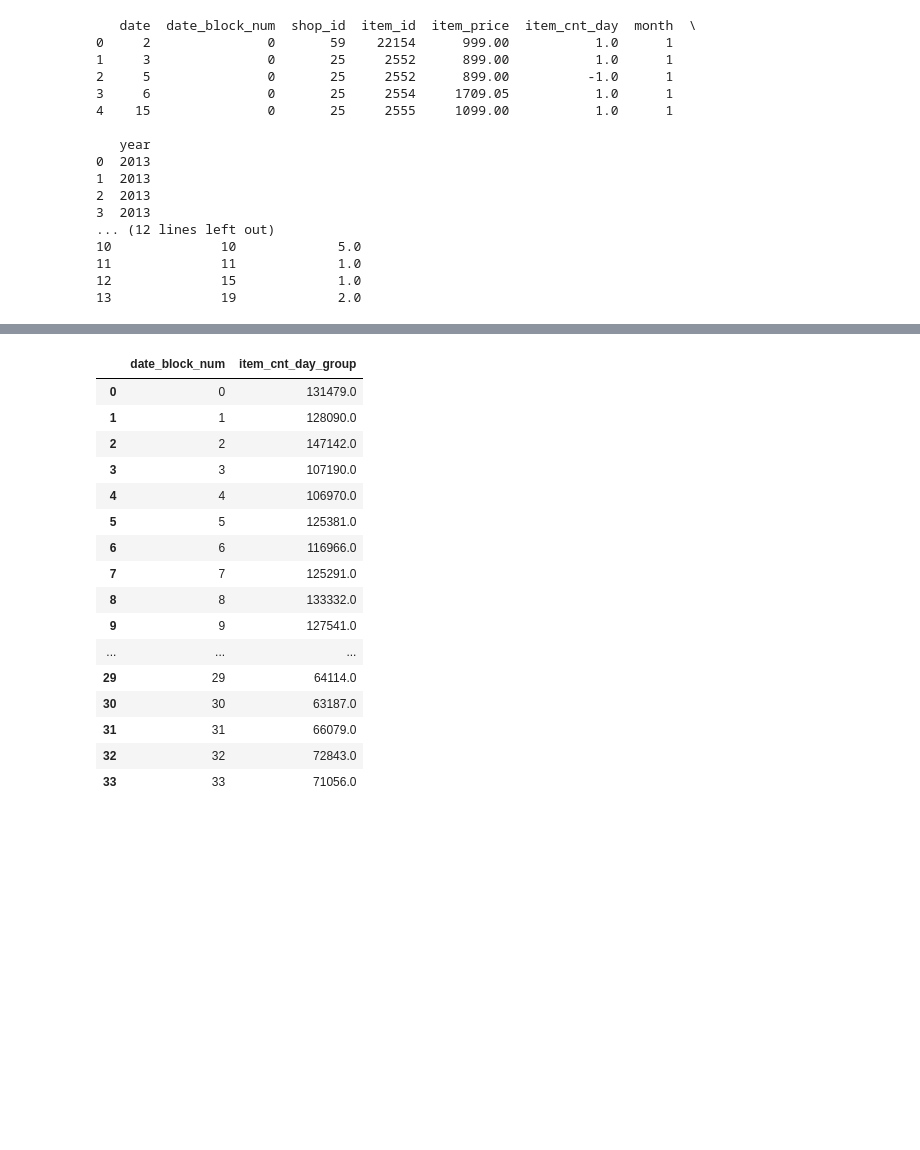
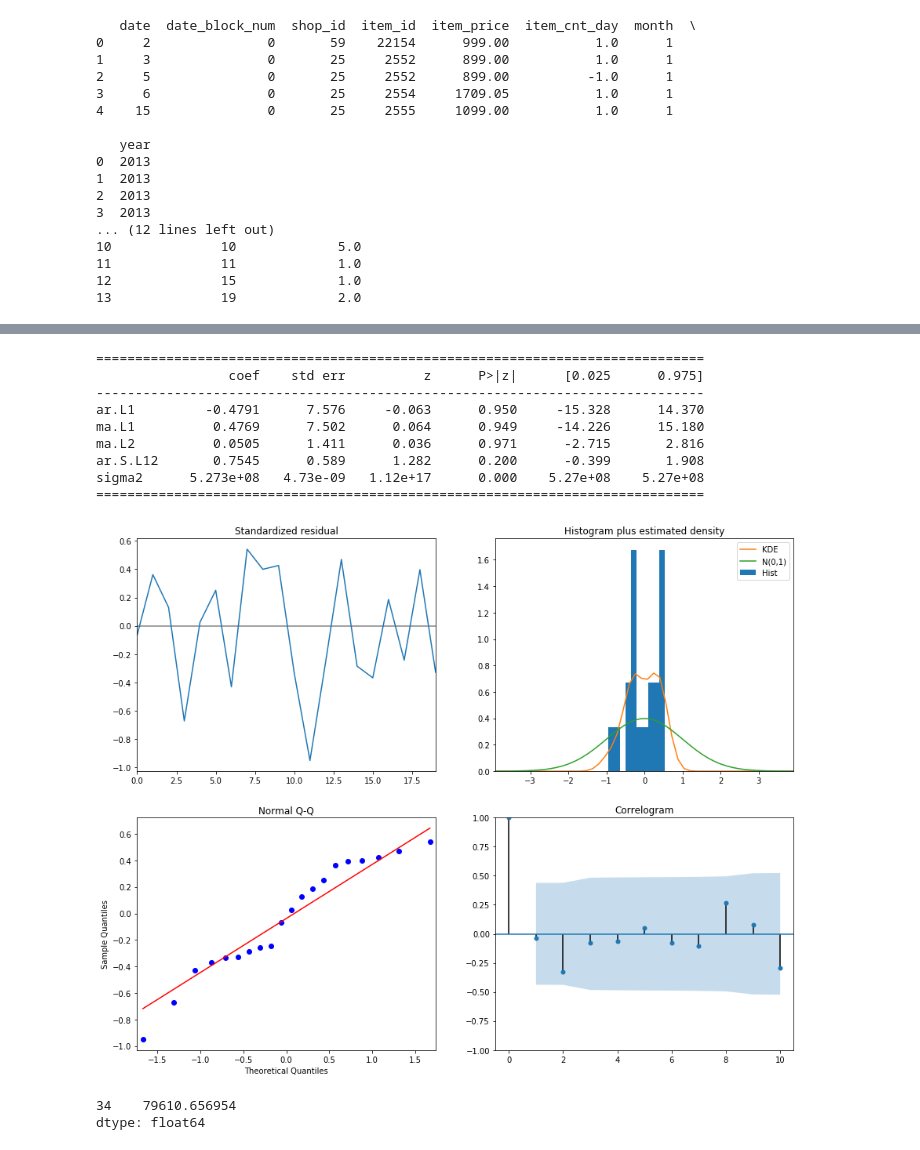
Before and after one commit to PaulGuo5/Predict-Future-Sales, a Jupyter notebook: arima.ipynb, the cells around one changed output, grey strips where cells are left out. Drawn from its saved outputs; the diff is of its cells as text; code cells hidden in the pictures; blank space fills up the shorter version.

Commit message:
edit predict numbers

```diff
--- a/arima.ipynb
+++ b/arima.ipynb
@@ -152,32 +149,27 @@ sigma2      9.335e+06    9.6e-09   9.72e+14      0.000    9.33e+06    9.33e+06
 # %%
 def get_series_data(data, feature_name): #DataFram, string
     monthlydata_group = data.groupby(["date_block_num"])
     monthlydata = (monthlydata_group[[feature_name]].sum().reset_index())
     monthlydata = monthlydata.rename(columns={feature_name:feature_name+'_group'})
     #fill date_block_num
     listdata = [i for i in range(34)]
     new_data = pd.DataFrame(listdata, columns=['date_block_num'])
     new_data = pd.merge(new_data, monthlydata, how='outer')
     result = new_data.fillna(0)
     return result
 
-d= get_series_data(data, "item_cnt_day")
-d
+total_monthlysales= get_series_data(data, "item_cnt_day")
+arima_predict(total_monthlysales['item_cnt_day_group'])
 # %% [output]
-|  | date_block_num | item_cnt_day_group |
-| 0 | 0 | 131479.0 |
-| 1 | 1 | 128090.0 |
-| 2 | 2 | 147142.0 |
-| 3 | 3 | 107190.0 |
-| 4 | 4 | 106970.0 |
-| 5 | 5 | 125381.0 |
-| 6 | 6 | 116966.0 |
-| 7 | 7 | 125291.0 |
-| 8 | 8 | 133332.0 |
-| 9 | 9 | 127541.0 |
-| ... | ... | ... |
-| 29 | 29 | 64114.0 |
-| 30 | 30 | 63187.0 |
-| 31 | 31 | 66079.0 |
-| 32 | 32 | 72843.0 |
-| 33 | 33 | 71056.0 |
+==============================================================================
+                 coef    std err          z      P>|z|      [0.025      0.975]
+------------------------------------------------------------------------------
+ar.L1         -0.4791      7.576     -0.063      0.950     -15.328      14.370
+ma.L1          0.4769      7.502      0.064      0.949     -14.226      15.180
+ma.L2          0.0505      1.411      0.036      0.971      -2.715       2.816
+ar.S.L12       0.7545      0.589      1.282      0.200      -0.399       1.908
+sigma2      5.273e+08   4.73e-09   1.12e+17      0.000    5.27e+08    5.27e+08
+==============================================================================
+[figure, added]
+34    79610.656954
+dtype: float64
```
Also changed, not shown: parts of 2 cells of this notebook.
